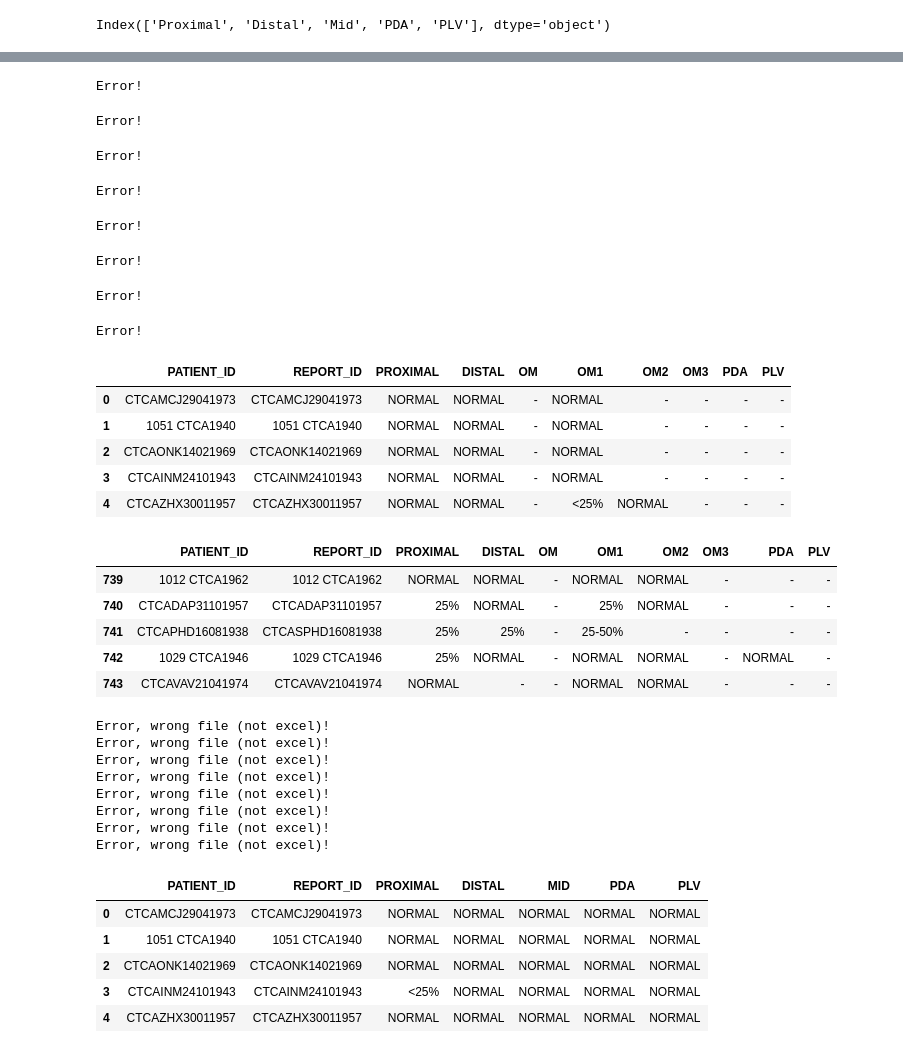
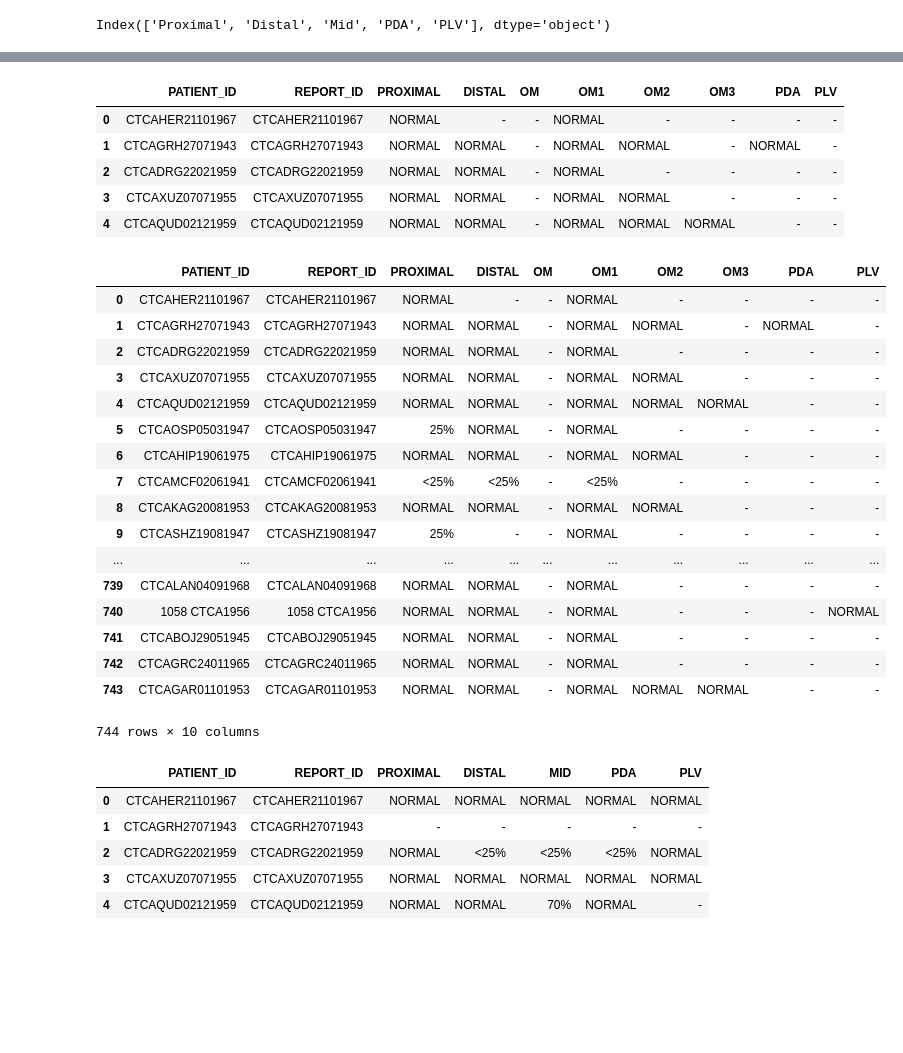
Before and after one commit to chrislee2012/CoronaryArteryStenosLevelClassification, a Jupyter notebook: notebooks/ExtractLabels/GetLabelsReports.ipynb, the cells around one changed output, grey strips where cells are left out. Cells and saved outputs as stored; diff of their text form; code cells hidden in the pictures; blank space fills up the shorter version.

```diff
--- a/notebooks/ExtractLabels/GetLabelsReports.ipynb
+++ b/notebooks/ExtractLabels/GetLabelsReports.ipynb
@@ -65,7 +65,7 @@ def get_level_of_stenosis_from_string(artery_info):
     """
     return [x.strip() for x in re.findall(r'.\d{1,3}.?\d{1,3}\%', artery_info)]
 # %%
-reports_path = '/home/marichka/PycharmProjects/CoronaryArteryPlaqueIdentification/reports'
+reports_path = r'/home/petryshak/CoronaryArteryPlaqueIdentification/data/reports'
 list_of_files = os.listdir(reports_path)
 # %%
 # GET LIST OF ALL BRANCHES OF RCA
@@ -167,29 +151,33 @@ for i in tqdm(range(len(list_of_files))):
         print("Error!")
 extracted_lcx_df.head()
 # %% [output]
-Error!
-Error!
-Error!
-Error!
-Error!
-Error!
-Error!
-Error!
 |  | PATIENT_ID | REPORT_ID | PROXIMAL | DISTAL | OM | OM1 | OM2 | OM3 | PDA | PLV |
-| 0 | CTCAMCJ29041973 | CTCAMCJ29041973 | NORMAL | NORMAL | - | NORMAL | - | - | - | - |
-| 1 | 1051 CTCA1940 | 1051 CTCA1940 | NORMAL | NORMAL | - | NORMAL | - | - | - | - |
-| 2 | CTCAONK14021969 | CTCAONK14021969 | NORMAL | NORMAL | - | NORMAL | - | - | - | - |
-| 3 | CTCAINM24101943 | CTCAINM24101943 | NORMAL | NORMAL | - | NORMAL | - | - | - | - |
-| 4 | CTCAZHX30011957 | CTCAZHX30011957 | NORMAL | NORMAL | - | <25% | NORMAL | - | - | - |
+| 0 | CTCAHER21101967 | CTCAHER21101967 | NORMAL | - | - | NORMAL | - | - | - | - |
+| 1 | CTCAGRH27071943 | CTCAGRH27071943 | NORMAL | NORMAL | - | NORMAL | NORMAL | - | NORMAL | - |
+| 2 | CTCADRG22021959 | CTCADRG22021959 | NORMAL | NORMAL | - | NORMAL | - | - | - | - |
+| 3 | CTCAXUZ07071955 | CTCAXUZ07071955 | NORMAL | NORMAL | - | NORMAL | NORMAL | - | - | - |
+| 4 | CTCAQUD02121959 | CTCAQUD02121959 | NORMAL | NORMAL | - | NORMAL | NORMAL | NORMAL | - | - |
 # %%
-extracted_lcx_df.tail()
+extracted_lcx_df
 # %% [output]
 |  | PATIENT_ID | REPORT_ID | PROXIMAL | DISTAL | OM | OM1 | OM2 | OM3 | PDA | PLV |
-| 739 | 1012 CTCA1962 | 1012 CTCA1962 | NORMAL | NORMAL | - | NORMAL | NORMAL | - | - | - |
-| 740 | CTCADAP31101957 | CTCADAP31101957 | 25% | NORMAL | - | 25% | NORMAL | - | - | - |
-| 741 | CTCAPHD16081938 | CTCASPHD16081938 | 25% | 25% | - | 25-50% | - | - | - | - |
-| 742 | 1029 CTCA1946 | 1029 CTCA1946 | 25% | NORMAL | - | NORMAL | NORMAL | - | NORMAL | - |
-| 743 | CTCAVAV21041974 | CTCAVAV21041974 | NORMAL | - | - | NORMAL | NORMAL | - | - | - |
+| 0 | CTCAHER21101967 | CTCAHER21101967 | NORMAL | - | - | NORMAL | - | - | - | - |
+| 1 | CTCAGRH27071943 | CTCAGRH27071943 | NORMAL | NORMAL | - | NORMAL | NORMAL | - | NORMAL | - |
+| 2 | CTCADRG22021959 | CTCADRG22021959 | NORMAL | NORMAL | - | NORMAL | - | - | - | - |
+| 3 | CTCAXUZ07071955 | CTCAXUZ07071955 | NORMAL | NORMAL | - | NORMAL | NORMAL | - | - | - |
+| 4 | CTCAQUD02121959 | CTCAQUD02121959 | NORMAL | NORMAL | - | NORMAL | NORMAL | NORMAL | - | - |
+| 5 | CTCAOSP05031947 | CTCAOSP05031947 | 25% | NORMAL | - | NORMAL | - | - | - | - |
+| 6 | CTCAHIP19061975 | CTCAHIP19061975 | NORMAL | NORMAL | - | NORMAL | NORMAL | - | - | - |
+| 7 | CTCAMCF02061941 | CTCAMCF02061941 | <25% | <25% | - | <25% | - | - | - | - |
+| 8 | CTCAKAG20081953 | CTCAKAG20081953 | NORMAL | NORMAL | - | NORMAL | NORMAL | - | - | - |
+| 9 | CTCASHZ19081947 | CTCASHZ19081947 | 25% | - | - | NORMAL | - | - | - | - |
+| ... | ... | ... | ... | ... | ... | ... | ... | ... | ... | ... |
+| 739 | CTCALAN04091968 | CTCALAN04091968 | NORMAL | NORMAL | - | NORMAL | - | - | - | - |
+| 740 | 1058 CTCA1956 | 1058 CTCA1956 | NORMAL | NORMAL | - | NORMAL | - | - | - | NORMAL |
+| 741 | CTCABOJ29051945 | CTCABOJ29051945 | NORMAL | NORMAL | - | NORMAL | - | - | - | - |
+| 742 | CTCAGRC24011965 | CTCAGRC24011965 | NORMAL | NORMAL | - | NORMAL | - | - | - | - |
+| 743 | CTCAGAR01101953 | CTCAGAR01101953 | NORMAL | NORMAL | - | NORMAL | NORMAL | NORMAL | - | - |
+744 rows × 10 columns
 # %%
 extracted_lcx_df.to_excel('lcx_labels_titlesreports.xlsx', index=False)
 # %%
@@ -235,18 +223,10 @@ for i, el in enumerate(list_of_files):
         print("Error, wrong file (not excel)!")
 extracted_rca_df.head()
 # %% [output]
-Error, wrong file (not excel)!
-Error, wrong file (not excel)!
-Error, wrong file (not excel)!
-Error, wrong file (not excel)!
-Error, wrong file (not excel)!
-Error, wrong file (not excel)!
-Error, wrong file (not excel)!
-Error, wrong file (not excel)!
 |  | PATIENT_ID | REPORT_ID | PROXIMAL | DISTAL | MID | PDA | PLV |
-| 0 | CTCAMCJ29041973 | CTCAMCJ29041973 | NORMAL | NORMAL | NORMAL | NORMAL | NORMAL |
-| 1 | 1051 CTCA1940 | 1051 CTCA1940 | NORMAL | NORMAL | NORMAL | NORMAL | NORMAL |
-| 2 | CTCAONK14021969 | CTCAONK14021969 | NORMAL | NORMAL | NORMAL | NORMAL | NORMAL |
-| 3 | CTCAINM24101943 | CTCAINM24101943 | <25% | NORMAL | NORMAL | NORMAL | NORMAL |
-| 4 | CTCAZHX30011957 | CTCAZHX30011957 | NORMAL | NORMAL | NORMAL | NORMAL | NORMAL |
+| 0 | CTCAHER21101967 | CTCAHER21101967 | NORMAL | NORMAL | NORMAL | NORMAL | NORMAL |
+| 1 | CTCAGRH27071943 | CTCAGRH27071943 | - | - | - | - | - |
+| 2 | CTCADRG22021959 | CTCADRG22021959 | NORMAL | <25% | <25% | <25% | NORMAL |
+| 3 | CTCAXUZ07071955 | CTCAXUZ07071955 | NORMAL | NORMAL | NORMAL | NORMAL | NORMAL |
+| 4 | CTCAQUD02121959 | CTCAQUD02121959 | NORMAL | NORMAL | 70% | NORMAL | - |
 # %%
```
Also changed, not shown: parts of 4 cells of this notebook, 12 other files.
